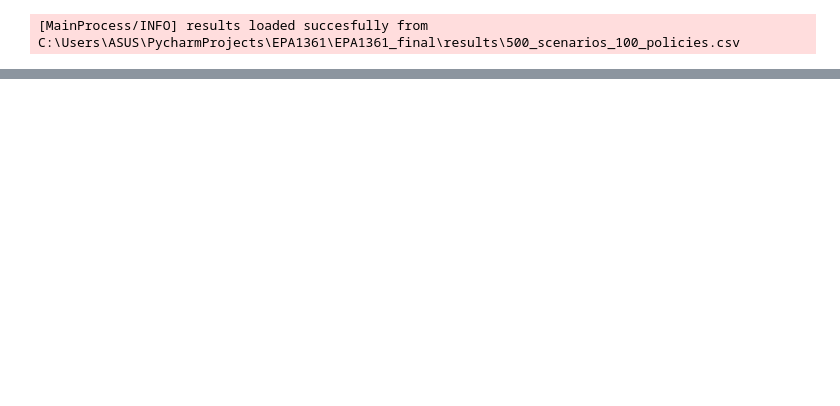
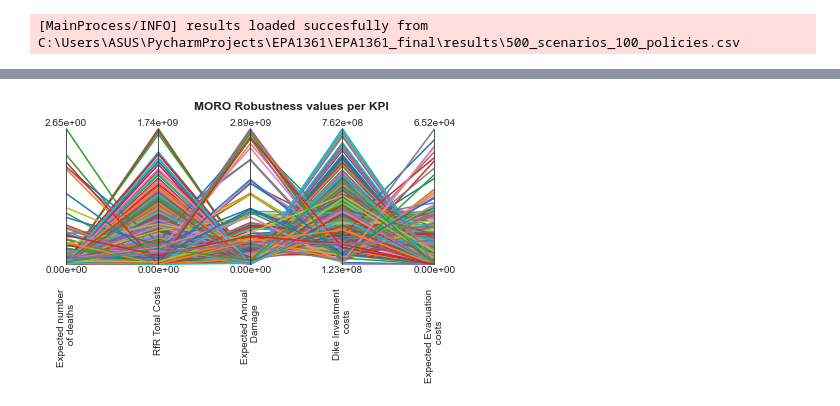
Before and after one commit to mihel93/EPA1361_final, a Jupyter notebook: 4_MORO.ipynb, the cells around one changed output, grey strips where cells are left out. Drawn from its saved outputs; the diff is of its cells as text; code cells hidden in the pictures; blank space fills up the shorter version.

```diff
--- a/4_MORO.ipynb
+++ b/4_MORO.ipynb
@@ -358,28 +190,32 @@ policy_levers.iloc[:,-11:]
 # %%
 #Creating the parallel coordinate plot. For the legend, mlines has to be imported.
 import matplotlib.lines as mlines
 
-#Specifying the colors to use
-colors=["blue", "red", "orange", "purple", "yellow", "black", "cyan", "brown", 'green', 'violet']
 
 #Selecting the variables to be plotted and their corresponding names in the figure
-outcomes = archive.loc[:, ['Death Score', 'Annual Costs Score', 'Dike Costs Score', 'Variation Score', 'Evacuation Score']]
-outcomes.columns = ["Expected number \n of deaths score", 'Expected annual \n damage score', "Dike investment \n costs Score", "Variance of \n costs score", 'Evacuation costs \n score']
+outcomes = archive.loc[:,['90th percentile Death Number',
+                          '90th percentile RfR Cost',
+                          '90th percentile Annual Costs',
+                          '90th percentile Dike Costs',
+                          '90th percentile Evacuation']]
+
+outcomes.columns = ['Expected number \n of deaths',
+                    'RfR Total Costs',
+                    'Expected Annual \n Damage',
+                    'Dike Investment \n costs',
+                    'Expected Evacuation \n costs']
 
 #Creating the axes for the correct limits and in the correct format
 limits=parcoords.get_limits(outcomes)
 axes = parcoords.ParallelAxes(limits, fontsize=10, formatter={i: ".2e" for i in outcomes.columns})
 
 #Drawing the lines. This is done with a for loop, because then each line can be given a color,
 #and this is the only way we found to create a legend with such a plot
 for policy in range(len(outcomes.values)):
-    axes.plot(outcomes.iloc[policy,:], color=colors[policy])
-
-#Creating the legend. The mlines function is used to create the lines in the legend. The color is given by indexing the 'colors' list.
-#The labels are given by iterating over the indexes of the dataframe
-plt.legend(handles=[mlines.Line2D([], [], color=i,
-                          markersize=15, label="Policy %d"%(j+1)) for i,j in zip(colors, range(len(outcomes.values)))],loc=1, bbox_to_anchor=(1.7, 0., 0.5, 1))
+    axes.plot(outcomes.iloc[policy,:])
 
 plt.title("MORO Robustness values per KPI", fontdict={'horizontalalignment':"right", 'fontweight':'bold'})
-plt.savefig("images/Robustness tradeoffs policies MORO run.png", bbox_inches='tight')
+plt.savefig("images/Robustness_tradeoffs_MORO.png")
 plt.show()
+# %% [output]
+[figure, added]
```
Also changed, not shown: parts of 41 cells of this notebook, 2 other files.
